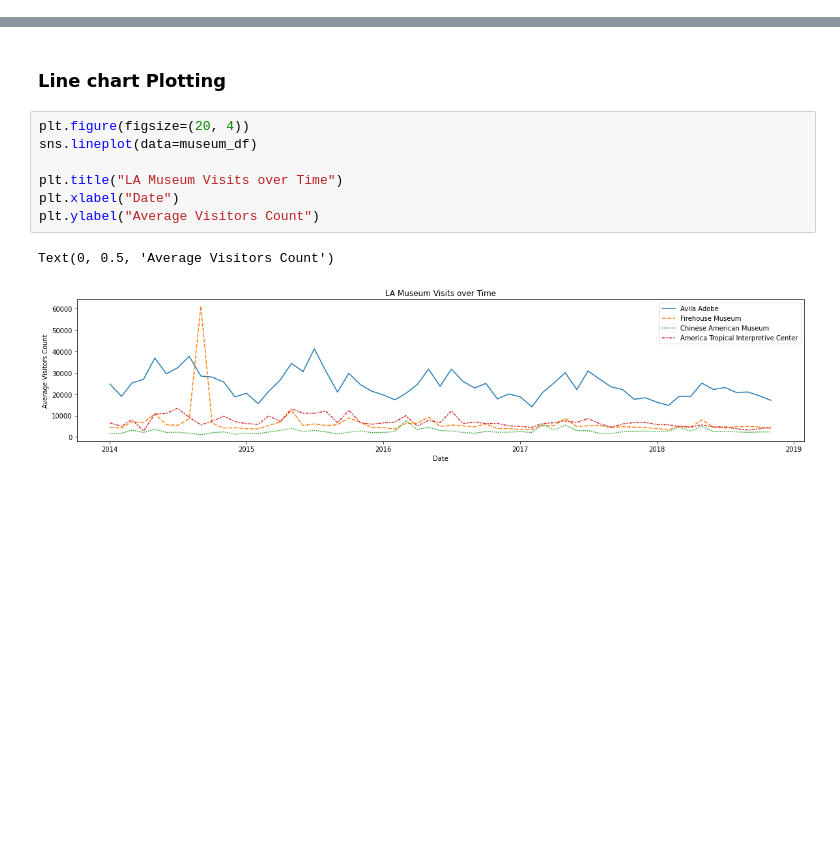
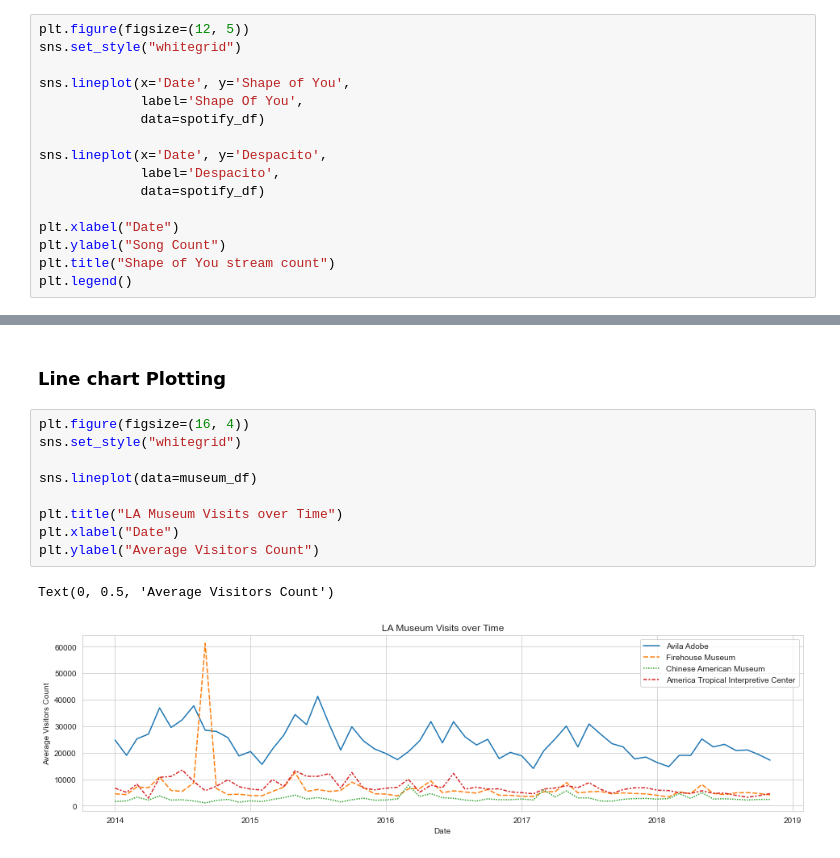
Before and after one commit to iobruno/kaggle-data-vis, a Jupyter notebook: notebooks/line_charts.ipynb, the cells around one changed output, grey strips where cells are left out. Cells and saved outputs as stored; diff of their text form; blank space fills up the shorter version.

```diff
--- a/notebooks/line_charts.ipynb
+++ b/notebooks/line_charts.ipynb
@@ -12,0 +29,16 @@ datasets_dir = str(Path(os.path.abspath('')).parent.joinpath("datasets"))
+# %%
+plt.figure(figsize=(12, 5))
+sns.set_style("whitegrid")
+
+sns.lineplot(x='Date', y='Shape of You',
+             label='Shape Of You',
+             data=spotify_df)
+
+sns.lineplot(x='Date', y='Despacito',
+             label='Despacito',
+             data=spotify_df)
+
+plt.xlabel("Date")
+plt.ylabel("Song Count")
+plt.title("Shape of You stream count")
+plt.legend()
@@ -46,13 +81,15 @@ Name: 2018-10-01 00:00:00, dtype: int64
 # %% [markdown]
 ### Line chart Plotting
 # %%
-plt.figure(figsize=(20, 4))
+plt.figure(figsize=(16, 4))
+sns.set_style("whitegrid")
+
 sns.lineplot(data=museum_df)
 
 plt.title("LA Museum Visits over Time")
 plt.xlabel("Date")
 plt.ylabel("Average Visitors Count")
 # %% [output]
 Text(0, 0.5, 'Average Visitors Count')
-[figure, old version]
+[figure, new version]
 # %%
```
Also changed, not shown: parts of 6 cells of this notebook.
